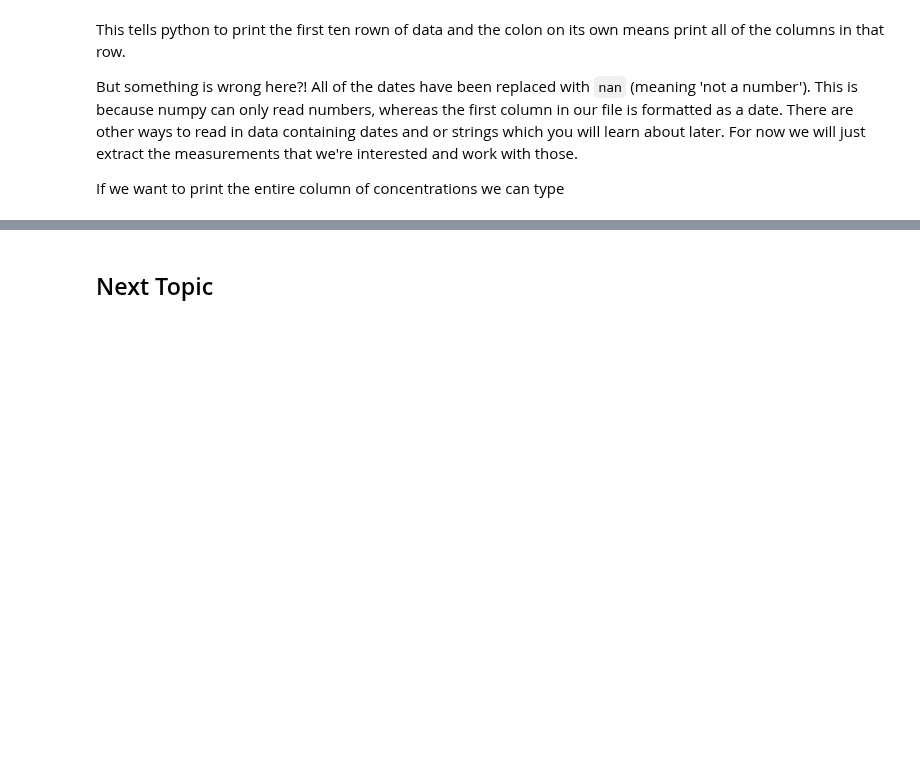
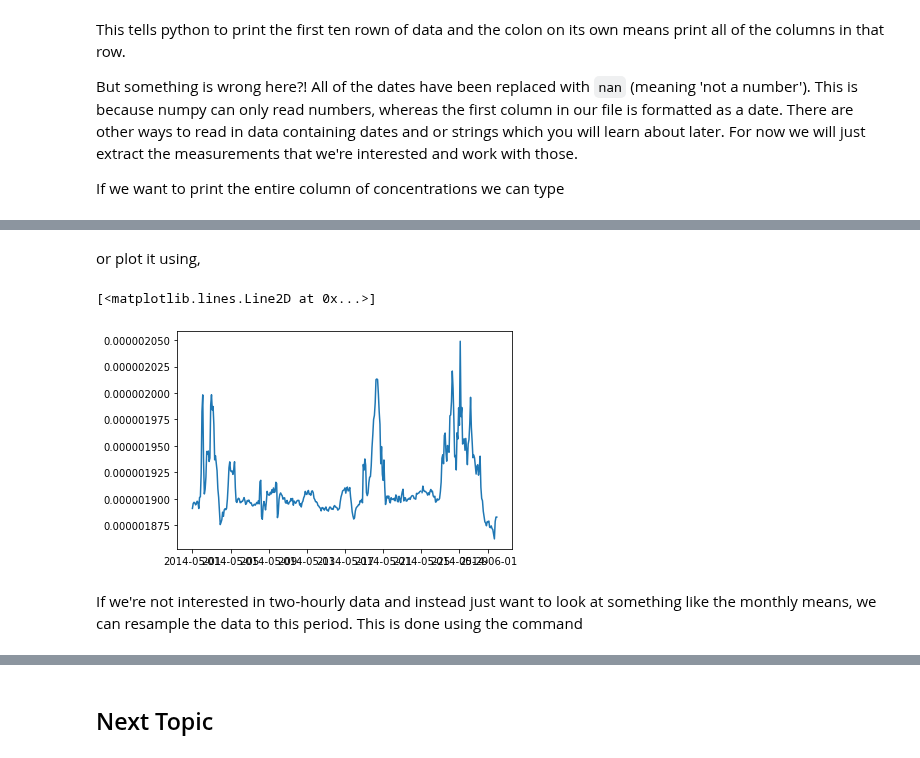
Before and after one commit to rt17603/acrg_tutorial, a Jupyter notebook: functionsandnumpy.ipynb, the cells around one changed output, grey strips where cells are left out. Cells and saved outputs as stored; diff of their text form; code cells hidden in the pictures; blank space fills up the shorter version.

```diff
--- a/functionsandnumpy.ipynb
+++ b/functionsandnumpy.ipynb
@@ -151,0 +211,10 @@ print(ch4array[:,1])
+# %% [markdown]
+or plot it using,
+# %%
+plt.plot(maych4data)
+# %% [output]
+[<matplotlib.lines.Line2D at 0x...>]
+[figure, added]
+# %% [markdown]
+If we're not interested in two-hourly data and instead just want to look at something like the monthly means, we can resample the data to this period.
+This is done using the command
```
Also changed, not shown: parts of 21 cells of this notebook.
